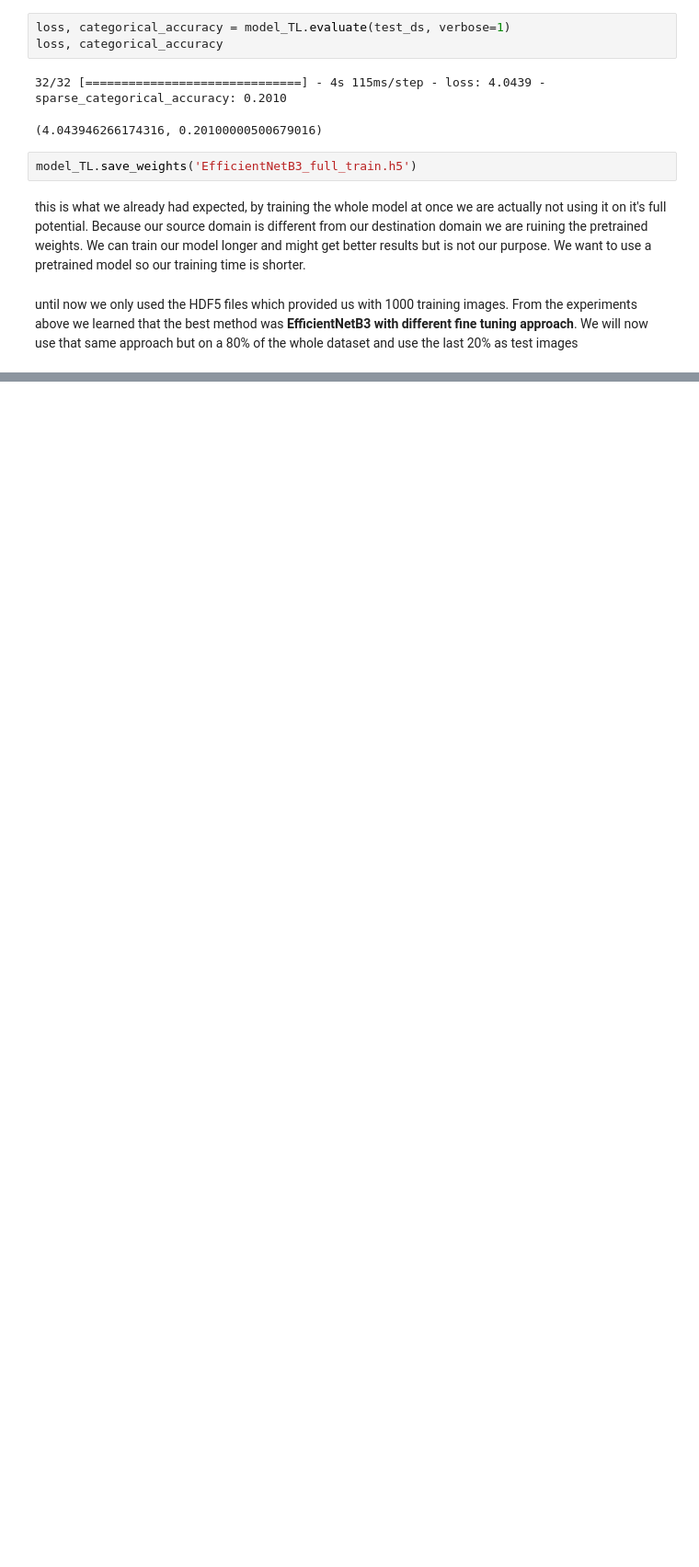
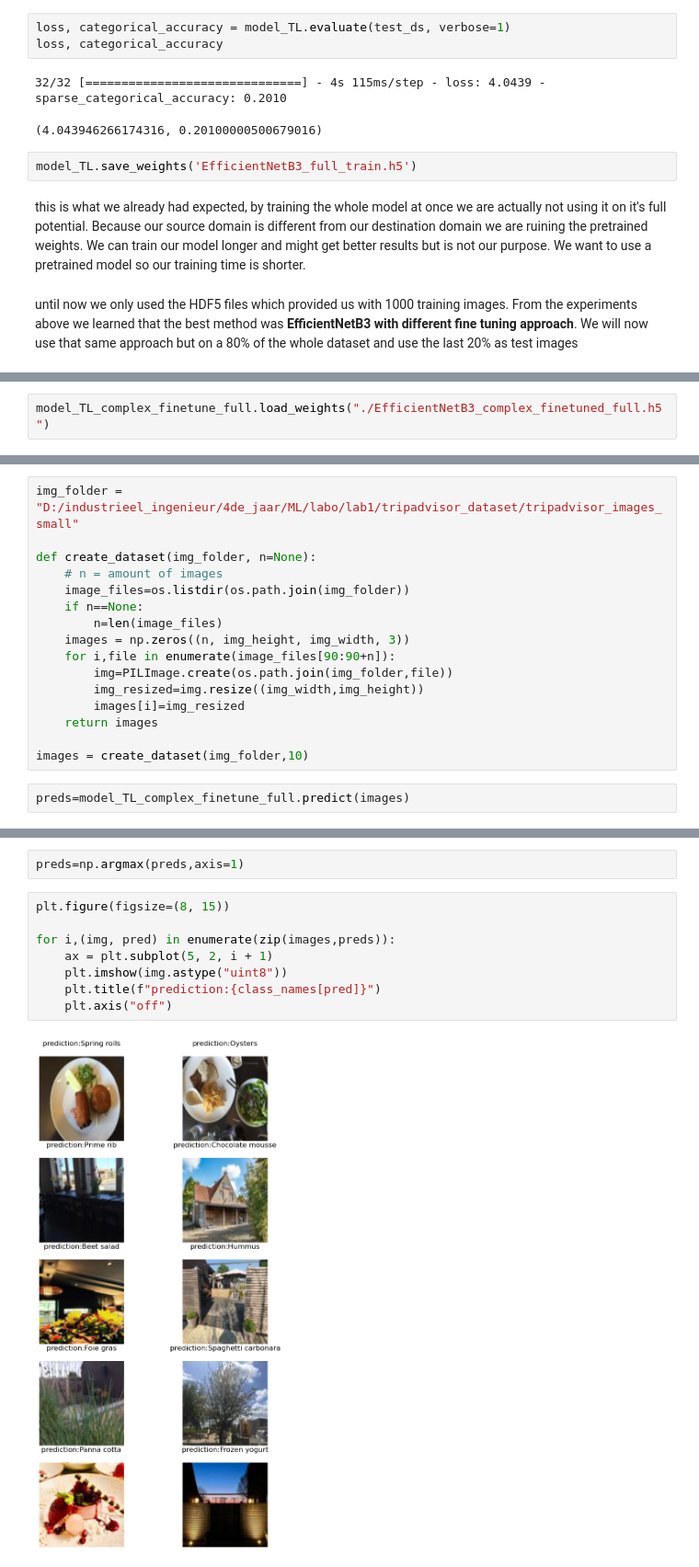
Before and after one commit to hikmatelhaj/machine-learning-project, a Jupyter notebook: sprint3/transfer-learning-different-configurations.ipynb, the cells around one changed output, grey strips where cells are left out. Shown at 92% size. Cells and saved outputs as stored; diff of their text form; blank space fills up the shorter version.

```diff
--- a/sprint3/transfer-learning-different-configurations.ipynb
+++ b/sprint3/transfer-learning-different-configurations.ipynb
@@ -636,0 +901,2 @@ until now we only used the HDF5 files which provided us with 1000 training image
+# %%
+model_TL_complex_finetune_full.load_weights("./EfficientNetB3_complex_finetuned_full.h5")
@@ -636,0 +905,18 @@ until now we only used the HDF5 files which provided us with 1000 training image
+# %%
+img_folder = "D:/industrieel_ingenieur/4de_jaar/ML/labo/lab1/tripadvisor_dataset/tripadvisor_images_small"
+
+def create_dataset(img_folder, n=None):
+    # n = amount of images
+    image_files=os.listdir(os.path.join(img_folder))
+    if n==None:
+        n=len(image_files)
+    images = np.zeros((n, img_height, img_width, 3))
+    for i,file in enumerate(image_files[90:90+n]):
+        img=PILImage.create(os.path.join(img_folder,file))
+        img_resized=img.resize((img_width,img_height))
+        images[i]=img_resized
+    return images
+
+images = create_dataset(img_folder,10)
+# %%
+preds=model_TL_complex_finetune_full.predict(images)
@@ -636,0 +931,12 @@ until now we only used the HDF5 files which provided us with 1000 training image
+# %%
+preds=np.argmax(preds,axis=1)
+# %%
+plt.figure(figsize=(8, 15))
+
+for i,(img, pred) in enumerate(zip(images,preds)):
+    ax = plt.subplot(5, 2, i + 1)
+    plt.imshow(img.astype("uint8"))
+    plt.title(f"prediction:{class_names[pred]}")
+    plt.axis("off")
+# %% [output]
+[figure, added]
```
Also changed, not shown: parts of 20 cells of this notebook, 2 other files.
